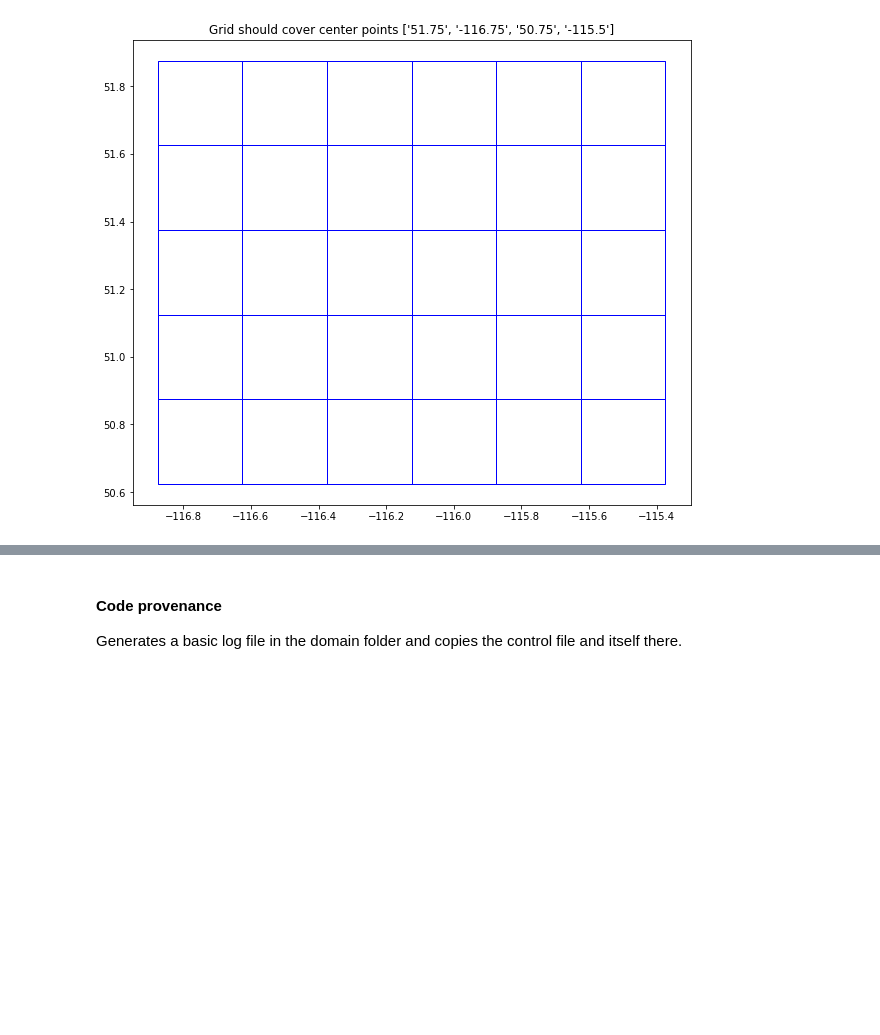
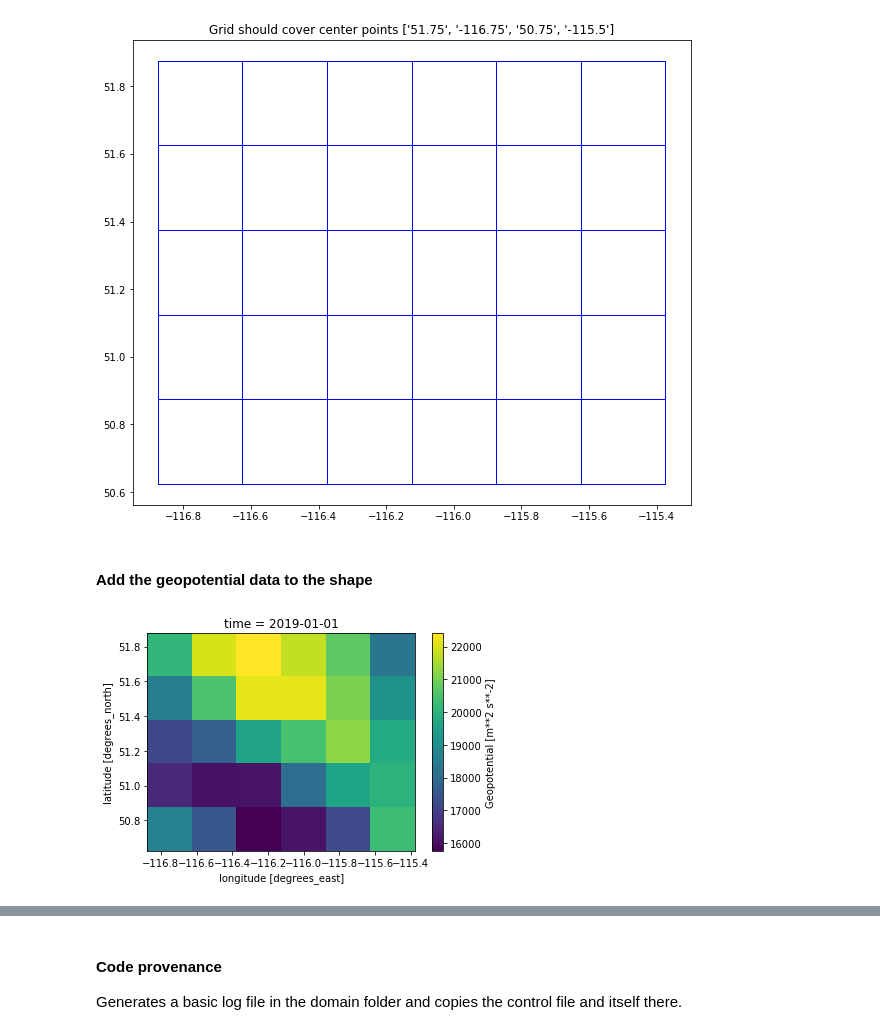
Before and after one commit to CH-Earth/CWARHM, a Jupyter notebook: 3a_forcing/3_create_shapefile/create_ERA5_shapefile.ipynb, the cells around one changed output, grey strips where cells are left out. Saved outputs shown, nothing was run; the diff lists cells and outputs as text; code cells hidden in the pictures; blank space fills up the shorter version.

Commit message:
added code to include ERA5 geopotential-to-elevation in ERA5 shapefile

```diff
--- a/3a_forcing/3_create_shapefile/create_ERA5_shapefile.ipynb
+++ b/3a_forcing/3_create_shapefile/create_ERA5_shapefile.ipynb
@@ -80,3 +86,15 @@ bounding_box = np.array([coordinates[2], coordinates[0],  coordinates[1],  coord
+# %%
+# Find file path
+geoPath = read_from_control(controlFolder/controlFile,'forcing_geo_path')
+# %%
+# Specify the default path if required
+if geoPath == 'default':
+    geoPath = make_default_path('forcing/0_geopotential')
+else:
+    geoPath = Path(geoPath) # ensure Path() object
+# %%
+# Specify the filename
+geoName = 'ERA5_geopotential.nc'
 # %% [markdown]
 #### Find where the shapefile needs to go
 # %%
@@ -149,3 +167,13 @@ shp.plot(figsize=(10,10), facecolor='none', edgecolor='b');
 plt.title('Grid should cover center points {}'.format(coordinates));
 # %% [output]
 [figure]
+# %% [markdown]
+#### Add the geopotential data to the shape
+# %%
+# Open the geopotential data file
+geo = xr.open_dataset( geoPath / geoName ).isel(time=0)
+# %%
+# plot the geopotential data to check
+geo['z'].plot();
+# %% [output]
+[figure, added]
```
Also changed, not shown: parts of 11 cells of this notebook, 1 other file.
